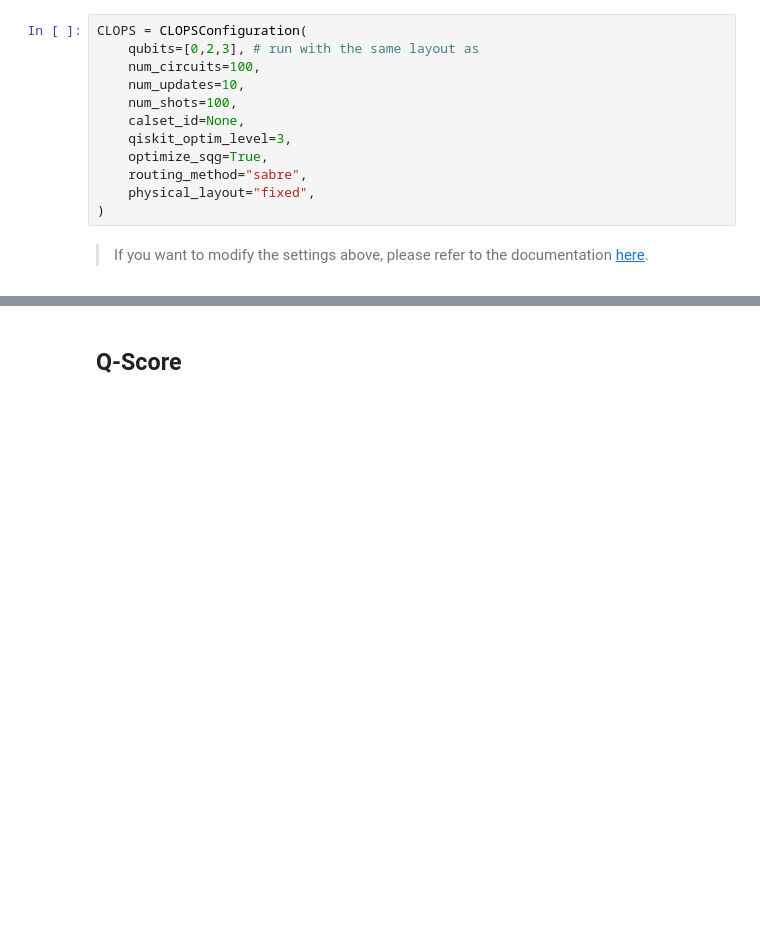
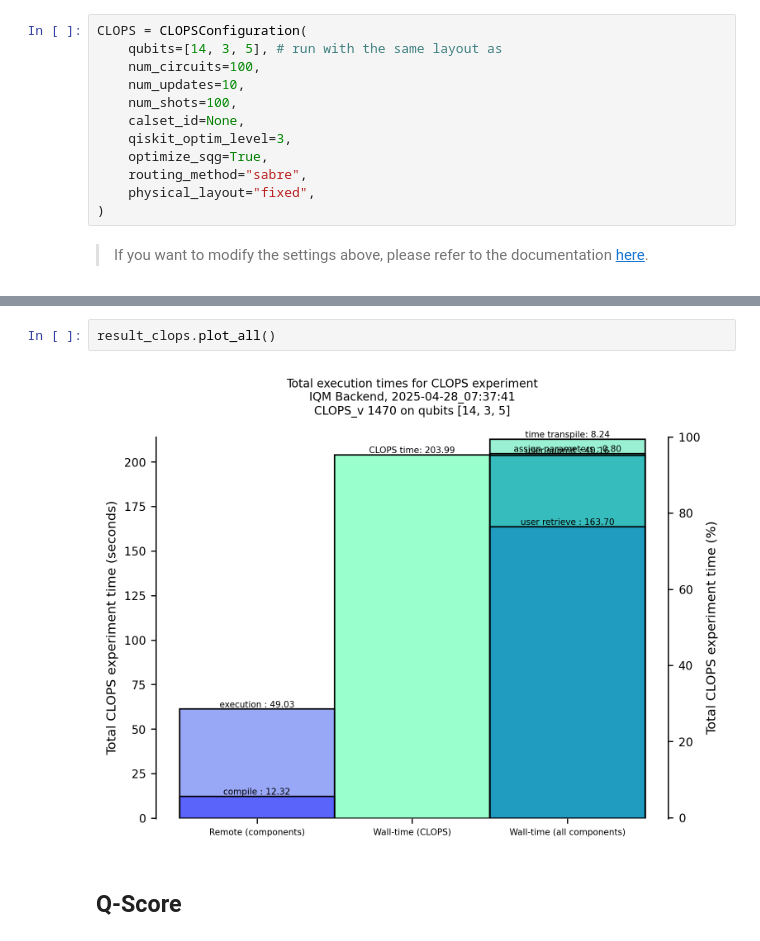
Before and after one commit to iqm-finland/iqm-benchmarks, a Jupyter notebook: docs/devices/star.ipynb, the cells around one changed output, grey strips where cells are left out. Drawn from its saved outputs; the diff is of its cells as text; blank space fills up the shorter version.

```diff
--- a/docs/devices/star.ipynb
+++ b/docs/devices/star.ipynb
@@ -164,7 +159,7 @@ Notice that the total CLOPS time includes that of assignment of parameters, subm
 from iqm.benchmarks.quantum_volume.clops import CLOPSConfiguration, CLOPSBenchmark, plot_times
 # %%
 CLOPS = CLOPSConfiguration(
-    qubits=[0,2,3], # run with the same layout as
+    qubits=[14, 3, 5], # run with the same layout as
     num_circuits=100,
     num_updates=10,
     num_shots=100,
@@ -186,3 +205,7 @@ display(fig_clops[1])
+# %%
+result_clops.plot_all()
+# %% [output]
+[figure, added]
 # %% [markdown]
 ## Q-Score
 # %% [markdown]
```
Also changed, not shown: parts of 16 cells of this notebook.
